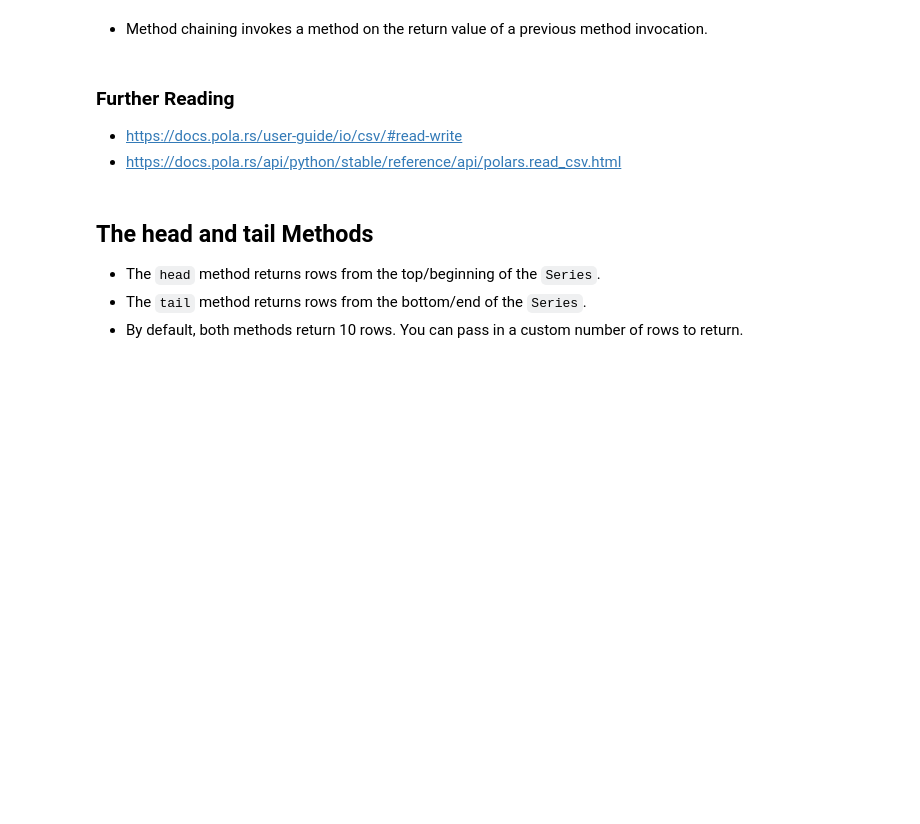
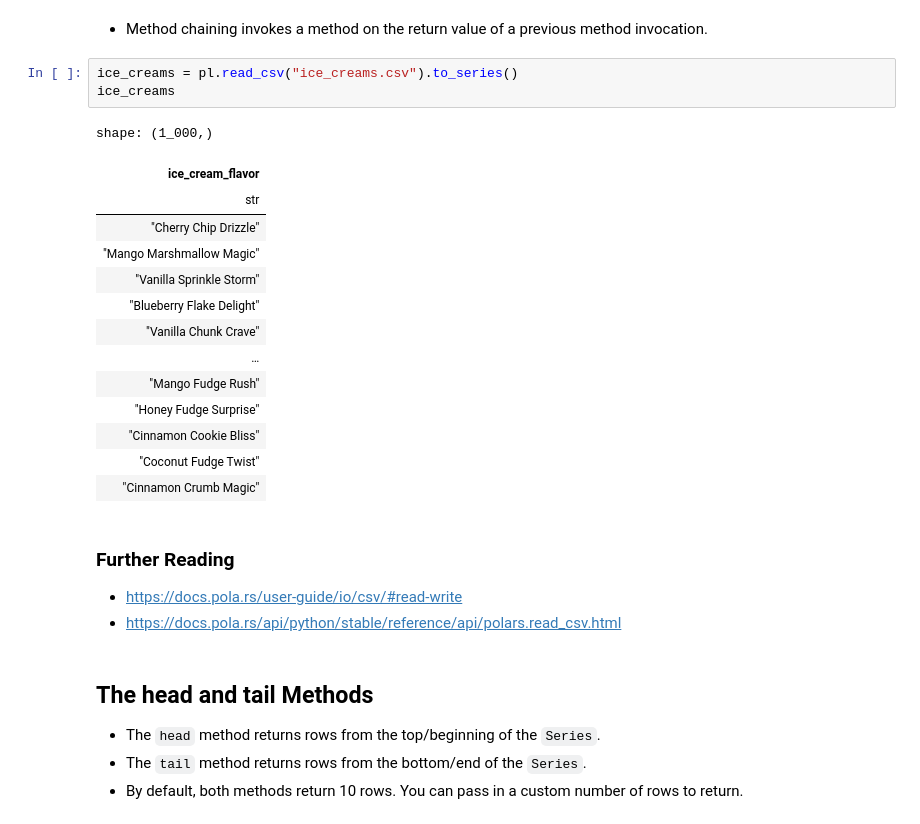
Before and after one commit to yaowenqiang/Data-Analysis-with-Polars-and-Python, a Jupyter notebook: incomplete/03 - Series.ipynb, the cells around one changed output. Cells and saved outputs as stored; diff of their text form; blank space fills up the shorter version.

```diff
--- a/incomplete/03 - Series.ipynb
+++ b/incomplete/03 - Series.ipynb
@@ -122,5 +306,23 @@ Eloria,3,10,7
 # %% [markdown]
 - Method chaining invokes a method on the return value of a previous method invocation.
+# %%
+ice_creams = pl.read_csv("ice_creams.csv").to_series()
+ice_creams
+# %% [output]
+shape: (1_000,)
+| ice_cream_flavor |
+| str |
+| "Cherry Chip Drizzle" |
+| "Mango Marshmallow Magic" |
+| "Vanilla Sprinkle Storm" |
+| "Blueberry Flake Delight" |
+| "Vanilla Chunk Crave" |
+| … |
+| "Mango Fudge Rush" |
+| "Honey Fudge Surprise" |
+| "Cinnamon Cookie Bliss" |
+| "Coconut Fudge Twist" |
+| "Cinnamon Crumb Magic" |
 # %% [markdown]
 ### Further Reading
 - https://docs.pola.rs/user-guide/io/csv/#read-write
```
Also changed, not shown: parts of 62 cells of this notebook, 2 other files.
